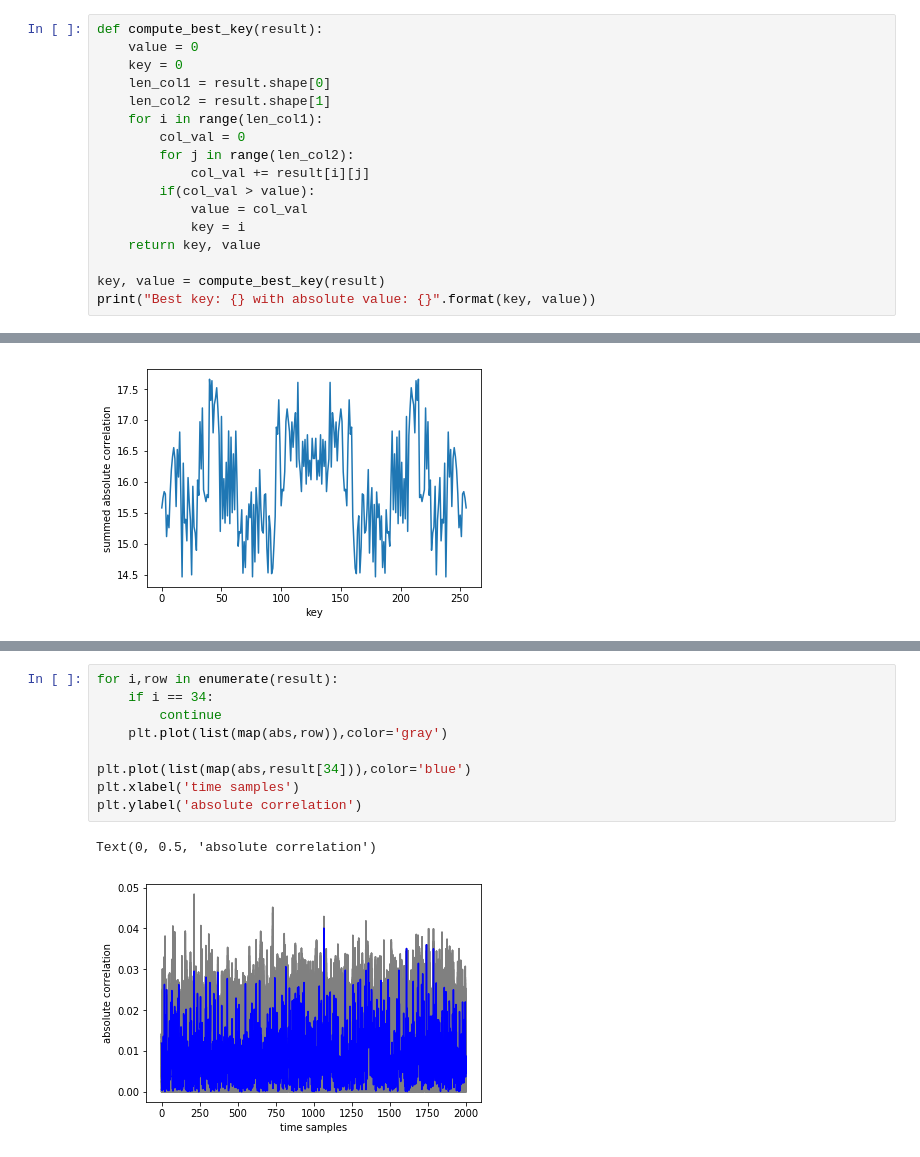
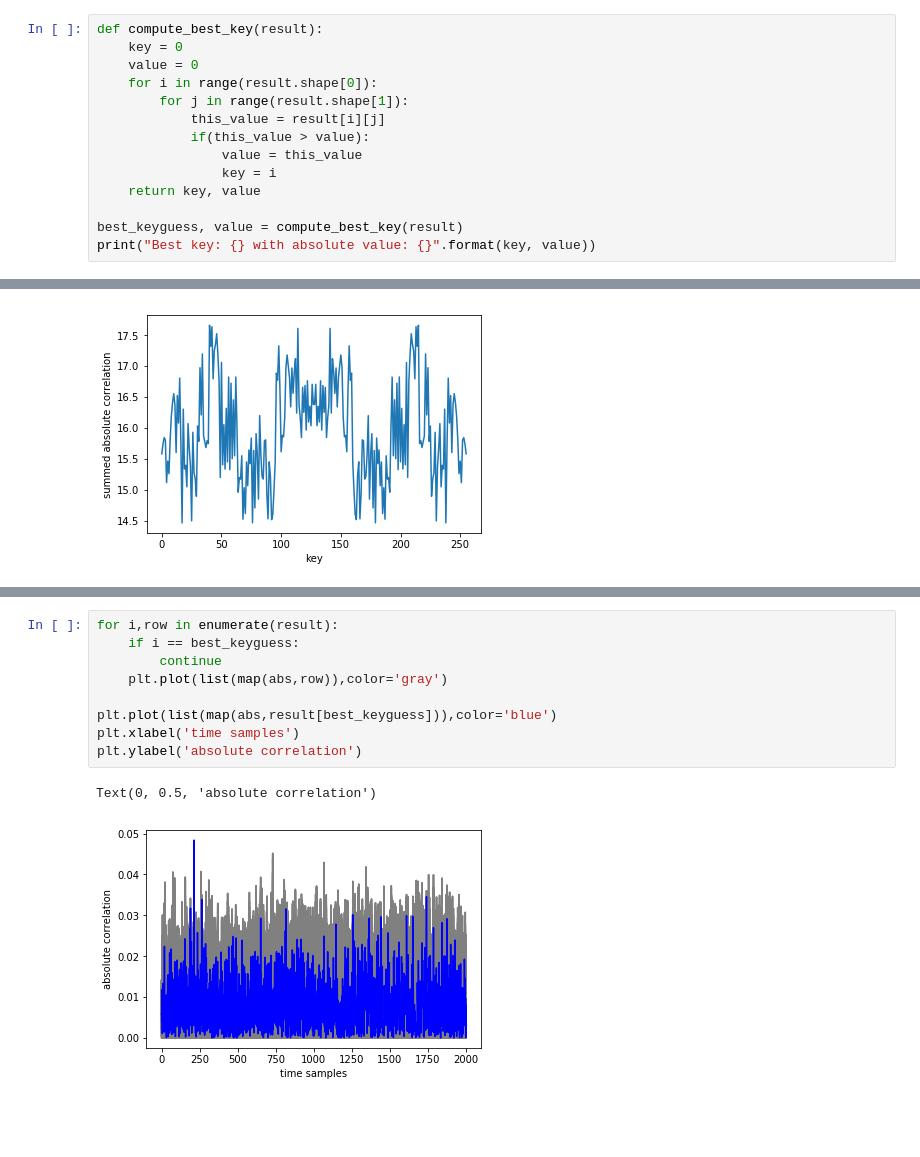
Before and after one commit to nvandrueten/HS_SCA2, a Jupyter notebook: part1/hs2.ipynb, the cells around one changed output, grey strips where cells are left out. Cells and saved outputs as stored; diff of their text form; blank space fills up the shorter version.

```diff
--- a/part1/hs2.ipynb
+++ b/part1/hs2.ipynb
@@ -223,19 +222,16 @@ print(result.shape)
 (256, 2000)
 # %%
 def compute_best_key(result):
+    key = 0
     value = 0
-    key = 0
-    len_col1 = result.shape[0]
-    len_col2 = result.shape[1]
-    for i in range(len_col1):
-        col_val = 0
-        for j in range(len_col2):
-            col_val += result[i][j]
-        if(col_val > value):
-            value = col_val
-            key = i
+    for i in range(result.shape[0]):
+        for j in range(result.shape[1]):
+            this_value = result[i][j]
+            if(this_value > value):
+                value = this_value
+                key = i
     return key, value
 
-key, value = compute_best_key(result)
+best_keyguess, value = compute_best_key(result)
 print("Best key: {} with absolute value: {}".format(key, value))
 # %% [output]
@@ -282,15 +278,15 @@ ValueError: shape mismatch: objects cannot be broadcast to a single shape
 # %%
 for i,row in enumerate(result):
-    if i == 34:
+    if i == best_keyguess:
         continue
     plt.plot(list(map(abs,row)),color='gray')
 
-plt.plot(list(map(abs,result[34])),color='blue')
+plt.plot(list(map(abs,result[best_keyguess])),color='blue')
 plt.xlabel('time samples')
 plt.ylabel('absolute correlation')
 # %% [output]
 Text(0, 0.5, 'absolute correlation')
-[figure, old version]
+[figure, new version]
 # %%
 keyranking = []
 for amount in [500,1000,2000,4000,8000,12000]:
```
Also changed, not shown: parts of 5 cells of this notebook.
